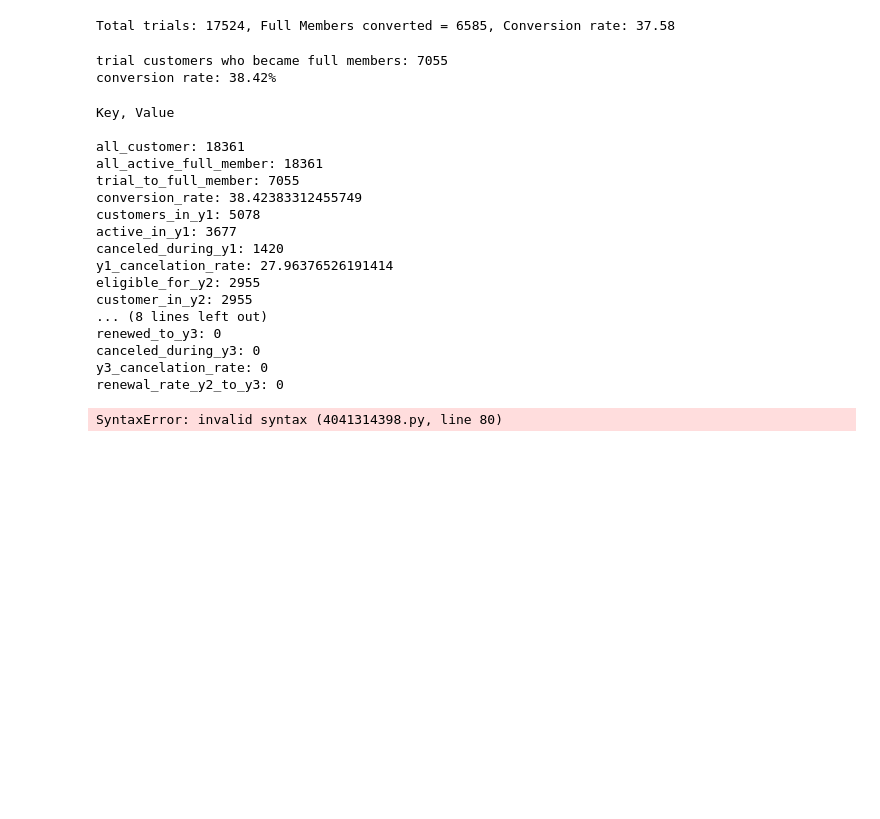
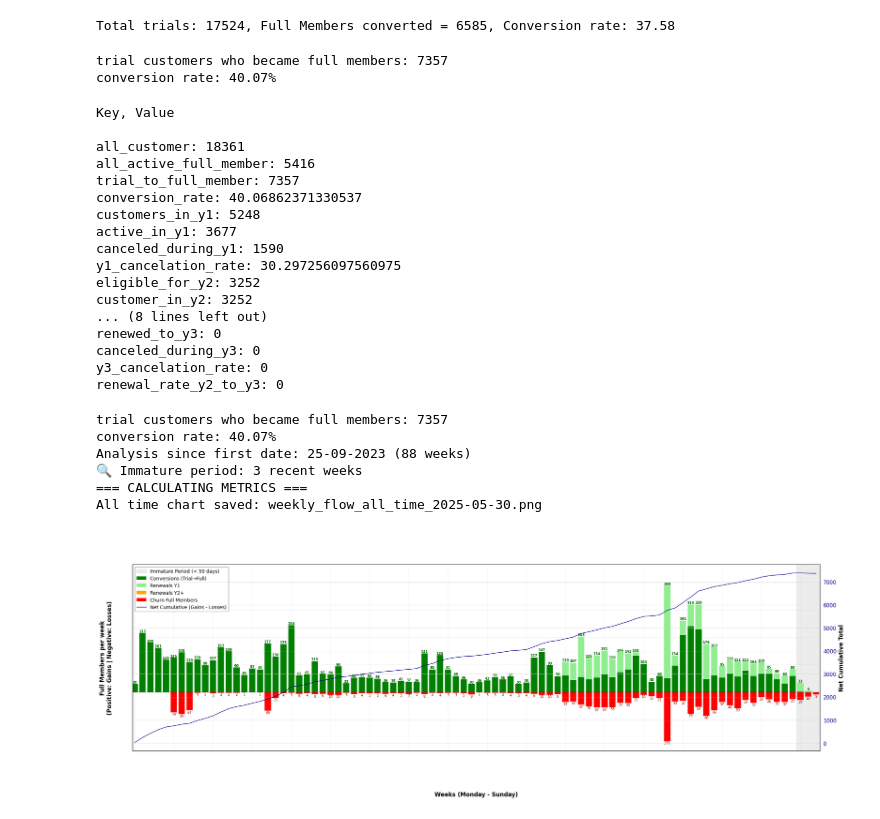
Before and after one commit to 75016paris/dishpatch-app, a Jupyter notebook: claude.ipynb, the cells around one changed output. Cells and saved outputs as stored; diff of their text form; code cells hidden in the pictures; blank space fills up the shorter version.

```diff
--- a/claude.ipynb
+++ b/claude.ipynb
@@ -605,14 +609,15 @@ def calculate_duration(df, today_date):  # ← AJOUTER today_date en paramètre
     """Calculate various durations in days with proper business logic"""
 
     # Trial duration (if trial exists)
-    df['trial_duration_planned'] = (df['trial_end_utc'] - df['trial_start_utc']).dt.days.fillna(0)
+    df['trial_duration'] = (df['trial_end_utc'] - df['trial_start_utc']).dt.days.fillna(0)
+    # df['trial_duration_planned'] = (df['trial_end_utc'] - df['trial_start_utc']).dt.days.fillna(0)
 
-    # Pour les annulations pendant trial, limiter trial_duration à la vraie utilisation
-    df['trial_duration'] = np.where(
-        df['ended_at_utc'] < df['trial_end_utc'],  # Annulé pendant trial
-        np.maximum(0, (df['ended_at_utc'] - df['trial_start_utc']).dt.days),  # Durée réelle
-        df['trial_duration_planned']  # Sinon durée prévue
-    )
+    # # Pour les annulations pendant trial, limiter trial_duration à la vraie utilisation
+    # df['trial_duration'] = np.where(
+    #     df['ended_at_utc'] < df['trial_end_utc'],  # Annulé pendant trial
+    #     np.maximum(0, (df['ended_at_utc'] - df['trial_start_utc']).dt.days),  # Durée réelle
+    #     df['trial_duration_planned']  # Sinon durée prévue
+    # )
 
     # Current period duration
     df['current_period_duration'] = (df['current_period_end_utc'] - df['current_period_start_utc']).dt.days
@@ -632,7 +637,8 @@ def calculate_duration(df, today_date):  # ← AJOUTER today_date en paramètre
 
     # ← MODIFICATION ICI : Limiter real_duration à la durée max possible
     df['real_duration'] = np.where(
-        df['ended_at_utc'].notna() & (df['status'] != 'trialing'),
+        df['ended_at_utc'].notna(),
+        #df['ended_at_utc'].notna() & (df['status'] != 'trialing'),
         (df['ended_at_utc'] - df['created_utc']).dt.days,
         (today_date - df['created_utc']).dt.days
     )
@@ -910,15 +916,13 @@ def cus_renewal(df):
     # number of customers who had trial
     all_customers = df[df['created_utc'].notna()]
 
-    all_active_full_member = all_customers[~all_customers['is_gifted_member']]
+    all_active_full_member = all_customers[(all_customers['is_full_member']) & (all_customers['status'] == 'active')]
 
     # number of customers who became full members (from trial)
     trial_to_full_member = all_customers[
         (~all_customers['canceled_during_trial']) &
-        (~all_customers['canceled_during_refund_period']) &
-        (all_customers['paid_duration'] > 14) &
-        (~all_customers['is_gifted_member'])
-    ]
+#        (~all_customers['canceled_during_refund_period']) &
+        (all_customers['paid_duration'] > REFUND_PERIOD_DAYS)]
 
     print(f"trial customers who became full members: {len(trial_to_full_member)}")
 
@@ -1056,8 +1060,8 @@ def cus_renewal(df):
 
 renewal_dict = cus_renewal(sub_df)
 # %% [output]
-trial customers who became full members: 7055
-conversion rate: 38.42%
+trial customers who became full members: 7357
+conversion rate: 40.07%
 # %%
 print("Key, Value\n")
 for key, value in renewal_dict.items():
@@ -1067,15 +1071,15 @@ for key, value in renewal_dict.items():
 Key, Value
 
 all_customer: 18361
-all_active_full_member: 18361
-trial_to_full_member: 7055
-conversion_rate: 38.42383312455749
-customers_in_y1: 5078
+all_active_full_member: 5416
+trial_to_full_member: 7357
+conversion_rate: 40.06862371330537
+customers_in_y1: 5248
 active_in_y1: 3677
-canceled_during_y1: 1420
-y1_cancelation_rate: 27.96376526191414
-eligible_for_y2: 2955
-customer_in_y2: 2955
+canceled_during_y1: 1590
+y1_cancelation_rate: 30.297256097560975
+eligible_for_y2: 3252
+customer_in_y2: 3252
 ... (8 lines left out)
 renewed_to_y3: 0
 canceled_during_y3: 0
@@ -1161,9 +1165,8 @@ def weekly_flow_all_time(cus_df, today_date):
        # === CREATE CHART - ALL TIME ===
     fig, ax = plt.subplots(1, 1, figsize=(22, 8))
 
-    Format dates for X axis
-    weeks_labels = [week_info['monday'] + ' > ' + week_info['sunday'] for week_info in week_data]
-    x_pos = range(len(week_range))
+    # weeks_labels = [week_info['monday'] + ' > ' + week_info['sunday'] for week_info in week_data]
+    # x_pos = range(len(week_range))
 
     # === POSITIVE BARPLOT (NORTH) ===
     ax.bar(x_pos, weekly_conversions, label='Conversions (Trial→Full)', color='green')
@@ -1229,31 +1232,37 @@ def weekly_flow_all_time(cus_df, today_date):
 
 
 
     # === TITLES AND LEGENDS ===
     period_text = f'(from {start_date} to {end_date})'
     ax.set_title(f'WEEKLY FULL MEMBERS FLOW - ALL TIME\n{period_text}', fontsize=18, fontweight='bold', pad=30)
 
     # Combine legends
     lines1, labels1 = ax.get_legend_handles_labels()
     lines2, labels2 = ax_twin.get_legend_handles_labels()
     ax.legend(lines1 + lines2, labels1 + labels2, loc='best', fontsize=10)
 
     # === SUMMARY METRICS ===
     print("=== CALCULATING METRICS ===")
 
 
 
     plt.tight_layout()
 
     # === SAVE ===
     filename = f"weekly_flow_all_time_{today_date.strftime('%Y-%m-%d')}.png"
     plt.savefig(os.path.join(analysis_dir, filename), dpi=300, bbox_inches='tight')
     print(f"All time chart saved: {filename}")
     plt.show()
 
 
     print(weekly_churn, weekly_renewals_y2)
 
 weekly_flow_all_time(sub_df, today_date)
 # %% [output]
-SyntaxError: invalid syntax (4041314398.py, line 80)
+trial customers who became full members: 7357
+conversion rate: 40.07%
+Analysis since first date: 25-09-2023 (88 weeks)
+🔍 Immature period: 3 recent weeks
+=== CALCULATING METRICS ===
+All time chart saved: weekly_flow_all_time_2025-05-30.png
+[figure, added]
```
Also changed, not shown: parts of 2 cells of this notebook.
